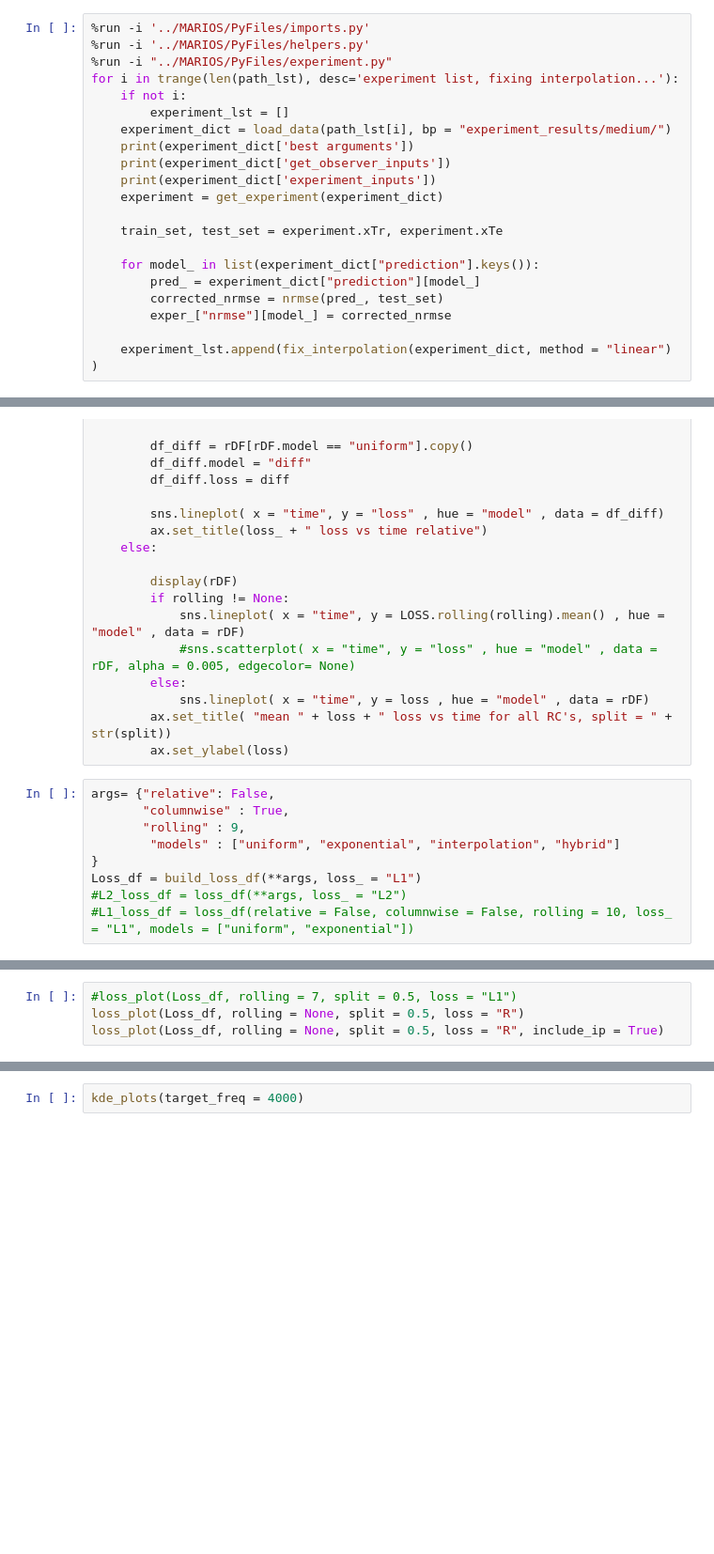
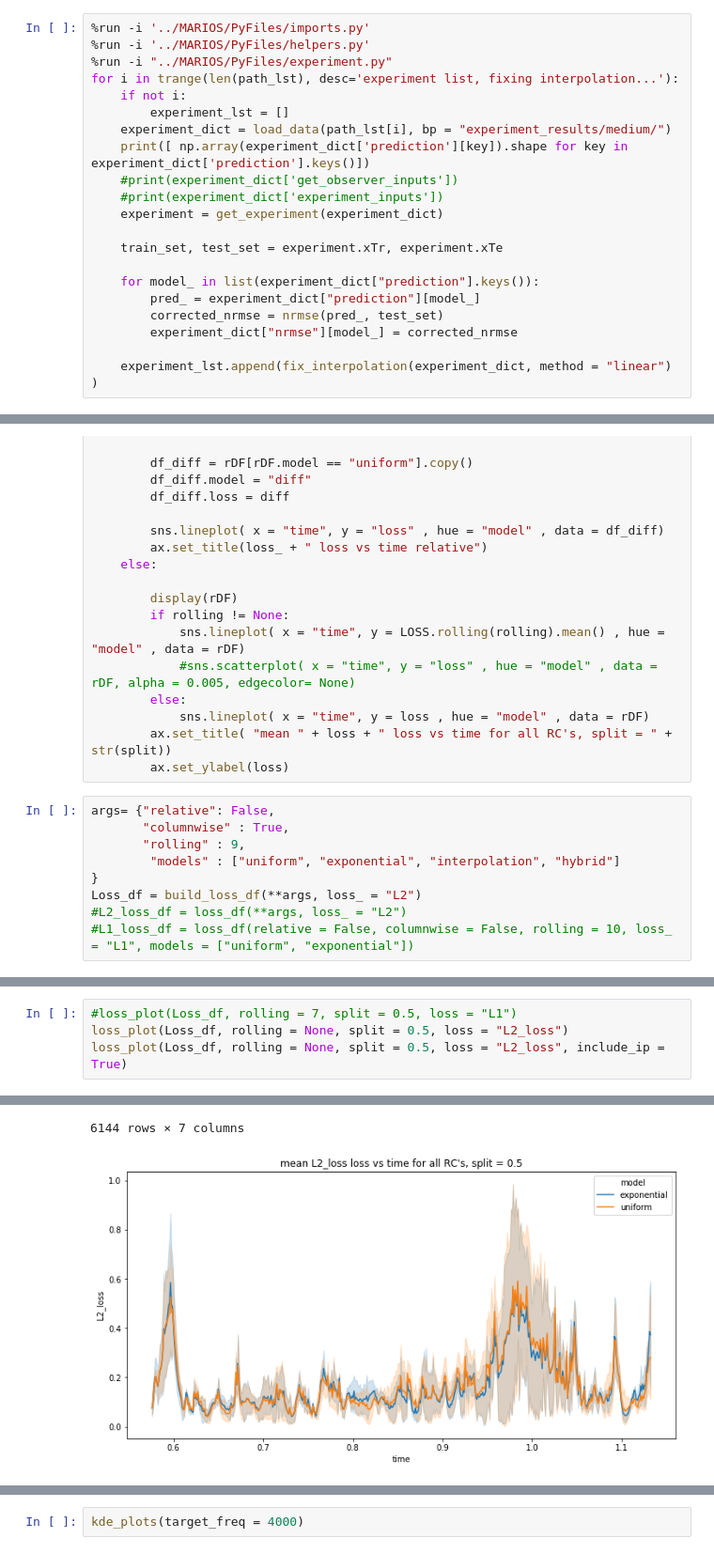
Before and after one commit to blindedjoy/Reservoir, a Jupyter notebook: MARIOS/Analysis.ipynb, the cells around one changed output, grey strips where cells are left out. Shown at 94% size. Saved outputs shown, nothing was run; the diff lists cells and outputs as text; blank space fills up the shorter version.

```diff
--- a/MARIOS/Analysis.ipynb
+++ b/MARIOS/Analysis.ipynb
@@ -387,9 +462,9 @@ for i in trange(len(path_lst), desc='experiment list, fixing interpolation...'):
     if not i:
         experiment_lst = []
     experiment_dict = load_data(path_lst[i], bp = "experiment_results/medium/")
-    print(experiment_dict['best arguments'])
-    print(experiment_dict['get_observer_inputs'])
-    print(experiment_dict['experiment_inputs'])
+    print([ np.array(experiment_dict['prediction'][key]).shape for key in experiment_dict['prediction'].keys()])
+    #print(experiment_dict['get_observer_inputs'])
+    #print(experiment_dict['experiment_inputs'])
     experiment = get_experiment(experiment_dict)
 
     train_set, test_set = experiment.xTr, experiment.xTe
@@ -397,7 +472,7 @@ for i in trange(len(path_lst), desc='experiment list, fixing interpolation...'):
     for model_ in list(experiment_dict["prediction"].keys()):
         pred_ = experiment_dict["prediction"][model_]
         corrected_nrmse = nrmse(pred_, test_set)
-        exper_["nrmse"][model_] = corrected_nrmse
+        experiment_dict["nrmse"][model_] = corrected_nrmse
 
     experiment_lst.append(fix_interpolation(experiment_dict, method = "linear") )
 # %% [output]
@@ -884,6 +982,6 @@ args= {"relative": False,
        "rolling" : 9,
         "models" : ["uniform", "exponential", "interpolation", "hybrid"]
 }
-Loss_df = build_loss_df(**args, loss_ = "L1")
+Loss_df = build_loss_df(**args, loss_ = "L2")
 #L2_loss_df = loss_df(**args, loss_ = "L2")
 #L1_loss_df = loss_df(relative = False, columnwise = False, rolling = 10, loss_ = "L1", models = ["uniform", "exponential"])
@@ -892,4 +1018,5 @@ Loss_df
 # %%
 #loss_plot(Loss_df, rolling = 7, split = 0.5, loss = "L1")
-loss_plot(Loss_df, rolling = None, split = 0.5, loss = "R")
-loss_plot(Loss_df, rolling = None, split = 0.5, loss = "R", include_ip = True)
+loss_plot(Loss_df, rolling = None, split = 0.5, loss = "L2_loss")
+loss_plot(Loss_df, rolling = None, split = 0.5, loss = "L2_loss", include_ip = True)
+# %% [output]
@@ -895,0 +1048,2 @@ loss_plot(Loss_df, rolling = None, split = 0.5, loss = "R", include_ip = True)
+6144 rows × 7 columns
+[figure, added]
```
Also changed, not shown: parts of 46 cells of this notebook, 1 other file.
